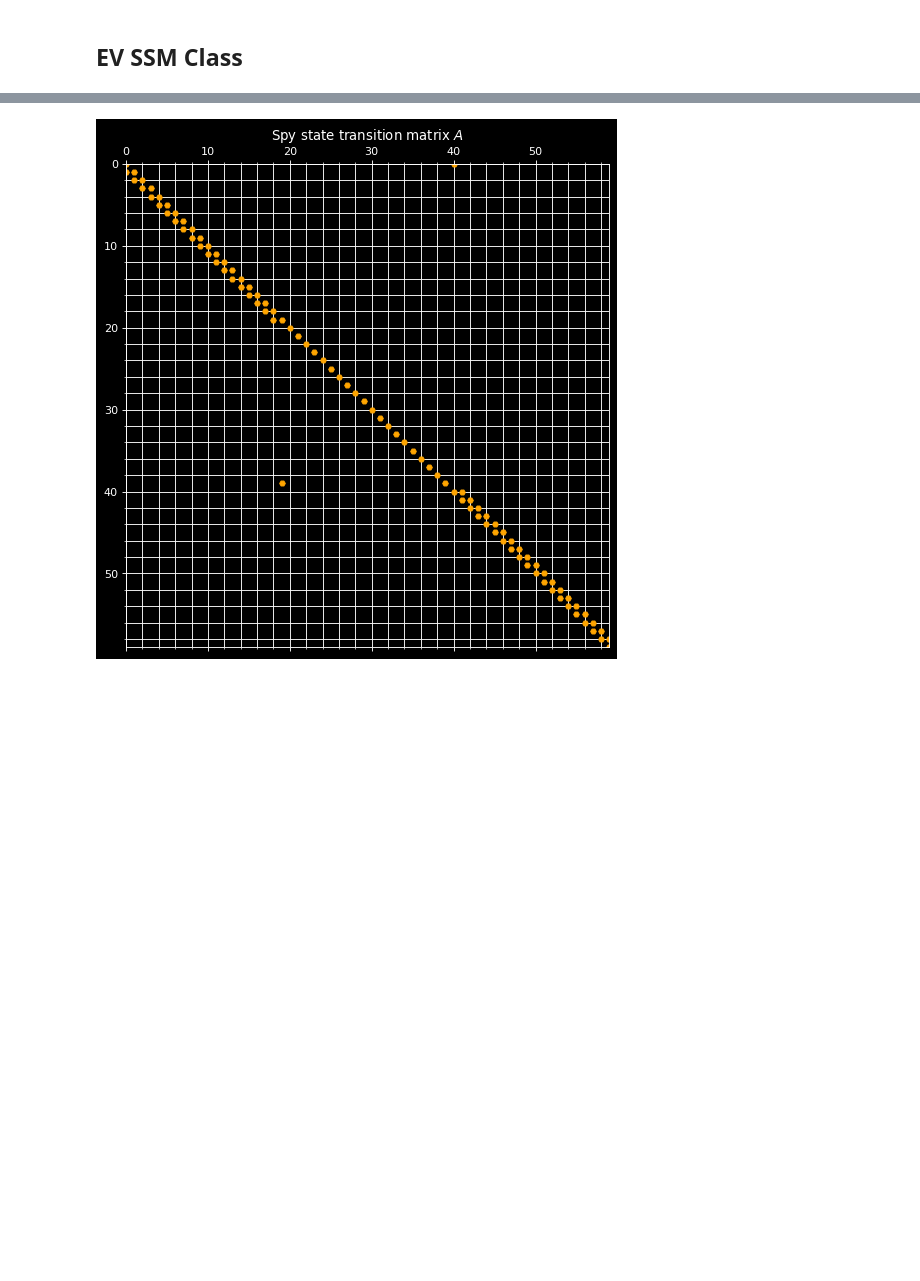
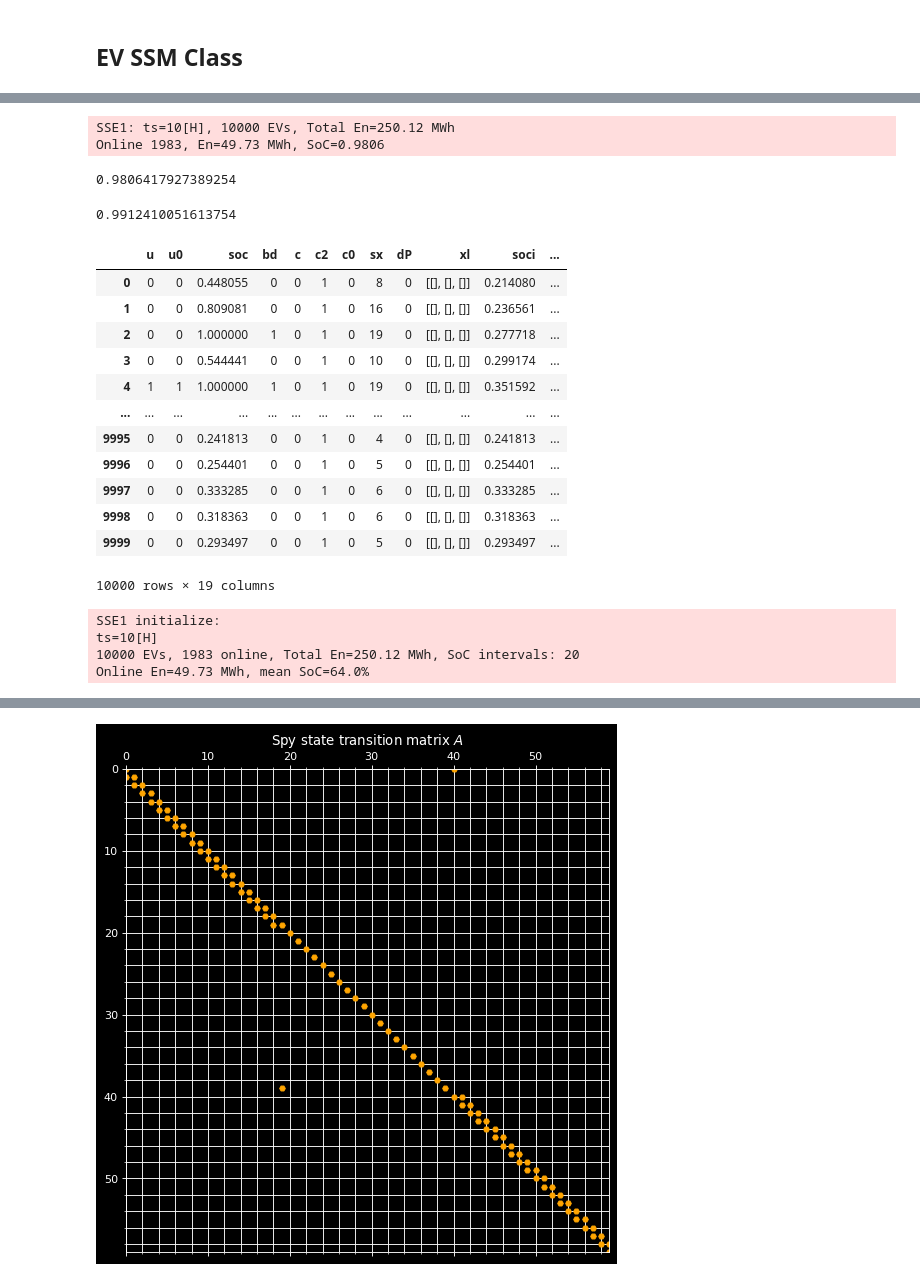
Before and after one commit to shebuxin/andes, a Jupyter notebook: jwang/notes2/ev_ssm2.ipynb, the cells around one changed output, grey strips where cells are left out. Drawn from its saved outputs; the diff is of its cells as text; code cells hidden in the pictures; blank space fills up the shorter version.

```diff
--- a/jwang/notes2/ev_ssm2.ipynb
+++ b/jwang/notes2/ev_ssm2.ipynb
@@ -732,4 +792,38 @@ SSE1: Reset to 10[H]
 1.0
+# %%
+sse.report(is_report=False)
+sse.wsoc
+# %% [output]
+SSE1: ts=10[H], 10000 EVs, Total En=250.12 MWh
+Online 1983, En=49.73 MWh, SoC=0.9806
+0.9806417927389254
+# %%
+sse.wsoc
+# %% [output]
+0.9912410051613754
+# %%
+sse.ev
+# %% [output]
+|  | u | u0 | soc | bd | c | c2 | c0 | sx | dP | xl | soci | ... |
+| 0 | 0 | 0 | 0.448055 | 0 | 0 | 1 | 0 | 8 | 0 | [[], [], []] | 0.214080 | ... |
+| 1 | 0 | 0 | 0.809081 | 0 | 0 | 1 | 0 | 16 | 0 | [[], [], []] | 0.236561 | ... |
+| 2 | 0 | 0 | 1.000000 | 1 | 0 | 1 | 0 | 19 | 0 | [[], [], []] | 0.277718 | ... |
+| 3 | 0 | 0 | 0.544441 | 0 | 0 | 1 | 0 | 10 | 0 | [[], [], []] | 0.299174 | ... |
+| 4 | 1 | 1 | 1.000000 | 1 | 0 | 1 | 0 | 19 | 0 | [[], [], []] | 0.351592 | ... |
+| ... | ... | ... | ... | ... | ... | ... | ... | ... | ... | ... | ... | ... |
+| 9995 | 0 | 0 | 0.241813 | 0 | 0 | 1 | 0 | 4 | 0 | [[], [], []] | 0.241813 | ... |
+| 9996 | 0 | 0 | 0.254401 | 0 | 0 | 1 | 0 | 5 | 0 | [[], [], []] | 0.254401 | ... |
+| 9997 | 0 | 0 | 0.333285 | 0 | 0 | 1 | 0 | 6 | 0 | [[], [], []] | 0.333285 | ... |
+| 9998 | 0 | 0 | 0.318363 | 0 | 0 | 1 | 0 | 6 | 0 | [[], [], []] | 0.318363 | ... |
+| 9999 | 0 | 0 | 0.293497 | 0 | 0 | 1 | 0 | 5 | 0 | [[], [], []] | 0.293497 | ... |
+10000 rows × 19 columns
+# %%
+sse.report()
+# %% [output]
+SSE1 initialize:
+ts=10[H]
+10000 EVs, 1983 online, Total En=250.12 MWh, SoC intervals: 20
+Online En=49.73 MWh, mean SoC=64.0%
 # %%
 sse.cp()
 # %% [output]
```
Also changed, not shown: parts of 7 cells of this notebook.
